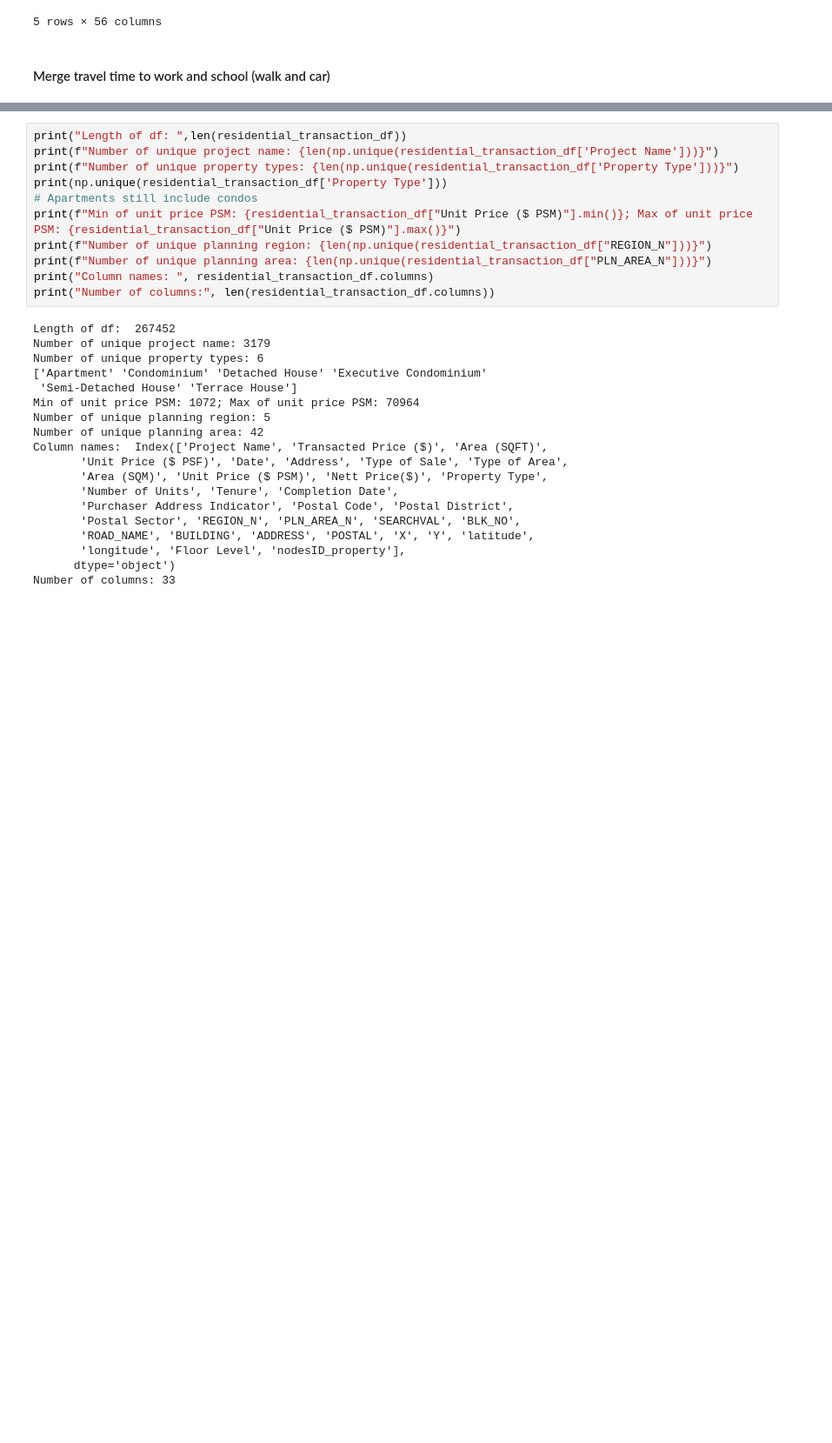
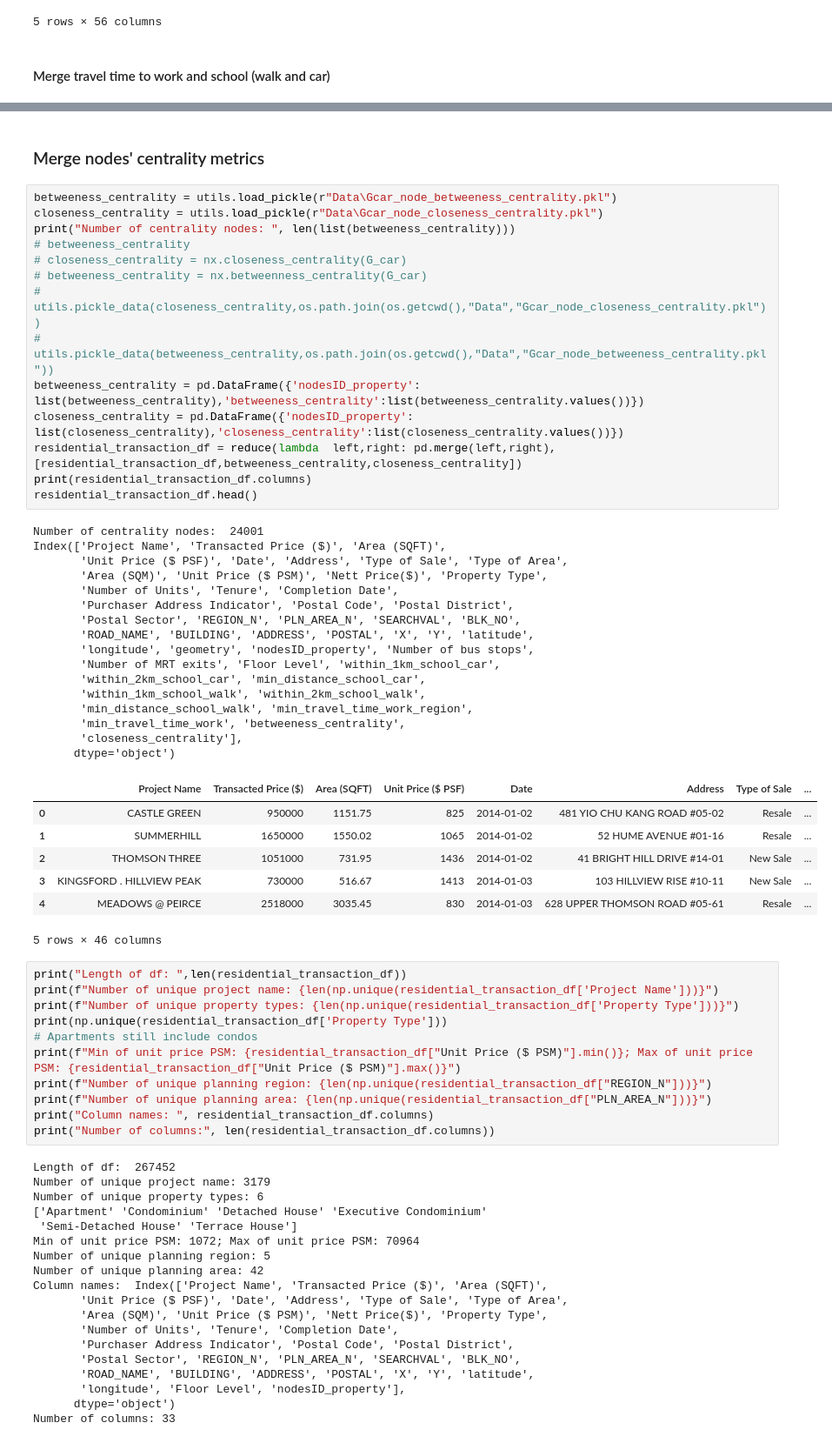
Before and after one commit to pakhuiying/property_prices_flood, a Jupyter notebook: property_prices_analysis.ipynb, the cells around one changed output, grey strips where cells are left out. Shown: that part at 87% size. Cells and saved outputs as stored; diff of their text form; blank space fills up the shorter version.

```diff
--- a/property_prices_analysis.ipynb
+++ b/property_prices_analysis.ipynb
@@ -497,3 +508,43 @@ reduce(lambda  left,right: pd.merge(left,right),[residential_transaction_df,trav
+# %% [markdown]
+### Merge nodes' centrality metrics
+# %%
+betweeness_centrality = utils.load_pickle(r"Data\Gcar_node_betweeness_centrality.pkl")
+closeness_centrality = utils.load_pickle(r"Data\Gcar_node_closeness_centrality.pkl")
+print("Number of centrality nodes: ", len(list(betweeness_centrality)))
+# betweeness_centrality
+# closeness_centrality = nx.closeness_centrality(G_car)
+# betweeness_centrality = nx.betweenness_centrality(G_car)
+# utils.pickle_data(closeness_centrality,os.path.join(os.getcwd(),"Data","Gcar_node_closeness_centrality.pkl"))
+# utils.pickle_data(betweeness_centrality,os.path.join(os.getcwd(),"Data","Gcar_node_betweeness_centrality.pkl"))
+betweeness_centrality = pd.DataFrame({'nodesID_property': list(betweeness_centrality),'betweeness_centrality':list(betweeness_centrality.values())})
+closeness_centrality = pd.DataFrame({'nodesID_property': list(closeness_centrality),'closeness_centrality':list(closeness_centrality.values())})
+residential_transaction_df = reduce(lambda  left,right: pd.merge(left,right),[residential_transaction_df,betweeness_centrality,closeness_centrality])
+print(residential_transaction_df.columns)
+residential_transaction_df.head()
+# %% [output]
+Number of centrality nodes:  24001
+Index(['Project Name', 'Transacted Price ($)', 'Area (SQFT)',
+       'Unit Price ($ PSF)', 'Date', 'Address', 'Type of Sale', 'Type of Area',
+       'Area (SQM)', 'Unit Price ($ PSM)', 'Nett Price($)', 'Property Type',
+       'Number of Units', 'Tenure', 'Completion Date',
+       'Purchaser Address Indicator', 'Postal Code', 'Postal District',
+       'Postal Sector', 'REGION_N', 'PLN_AREA_N', 'SEARCHVAL', 'BLK_NO',
+       'ROAD_NAME', 'BUILDING', 'ADDRESS', 'POSTAL', 'X', 'Y', 'latitude',
+       'longitude', 'geometry', 'nodesID_property', 'Number of bus stops',
+       'Number of MRT exits', 'Floor Level', 'within_1km_school_car',
+       'within_2km_school_car', 'min_distance_school_car',
+       'within_1km_school_walk', 'within_2km_school_walk',
+       'min_distance_school_walk', 'min_travel_time_work_region',
+       'min_travel_time_work', 'betweeness_centrality',
+       'closeness_centrality'],
+      dtype='object')
+|  | Project Name | Transacted Price ($) | Area (SQFT) | Unit Price ($ PSF) | Date | Address | Type of Sale | ... |
+| 0 | CASTLE GREEN | 950000 | 1151.75 | 825 | 2014-01-02 | 481 YIO CHU KANG ROAD #05-02 | Resale | ... |
+| 1 | SUMMERHILL | 1650000 | 1550.02 | 1065 | 2014-01-02 | 52 HUME AVENUE #01-16 | Resale | ... |
+| 2 | THOMSON THREE | 1051000 | 731.95 | 1436 | 2014-01-02 | 41 BRIGHT HILL DRIVE #14-01 | New Sale | ... |
+| 3 | KINGSFORD . HILLVIEW PEAK | 730000 | 516.67 | 1413 | 2014-01-03 | 103 HILLVIEW RISE #10-11 | New Sale | ... |
+| 4 | MEADOWS @ PEIRCE | 2518000 | 3035.45 | 830 | 2014-01-03 | 628 UPPER THOMSON ROAD #05-61 | Resale | ... |
+5 rows × 46 columns
 # %%
 print("Length of df: ",len(residential_transaction_df))
 print(f"Number of unique project name: {len(np.unique(residential_transaction_df['Project Name']))}")
```
Also changed, not shown: parts of 2 cells of this notebook, 3 other files.
